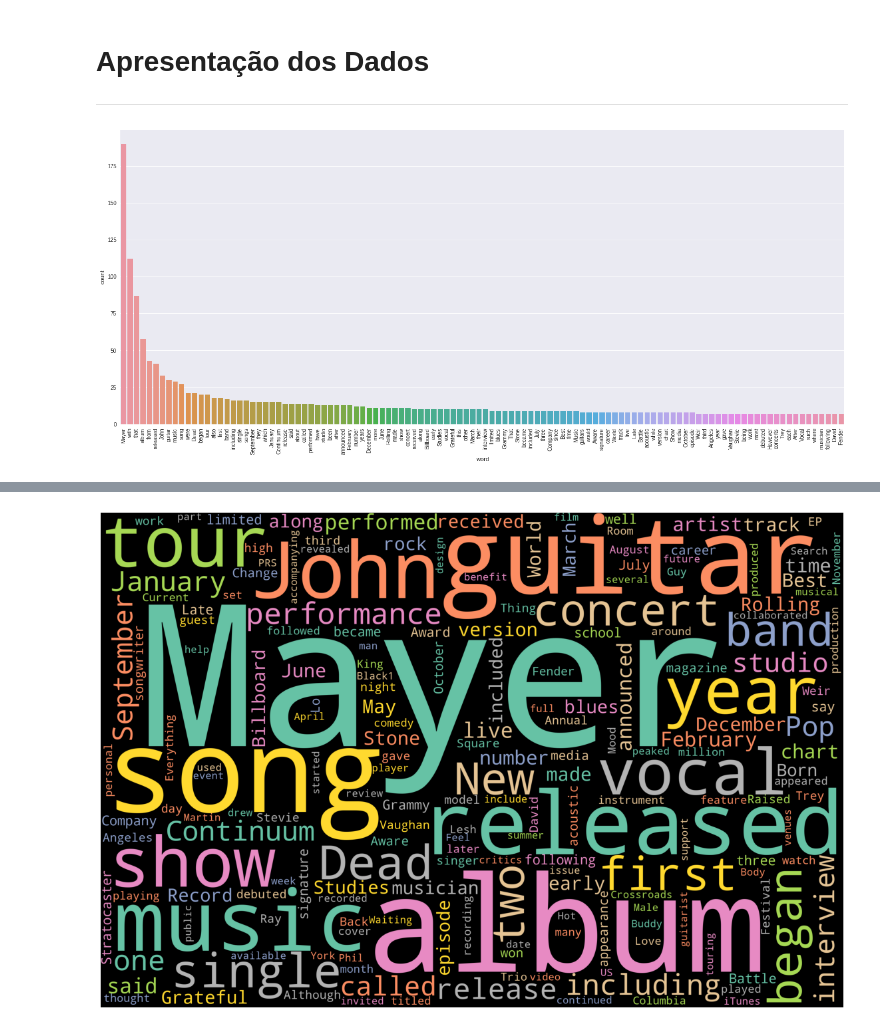
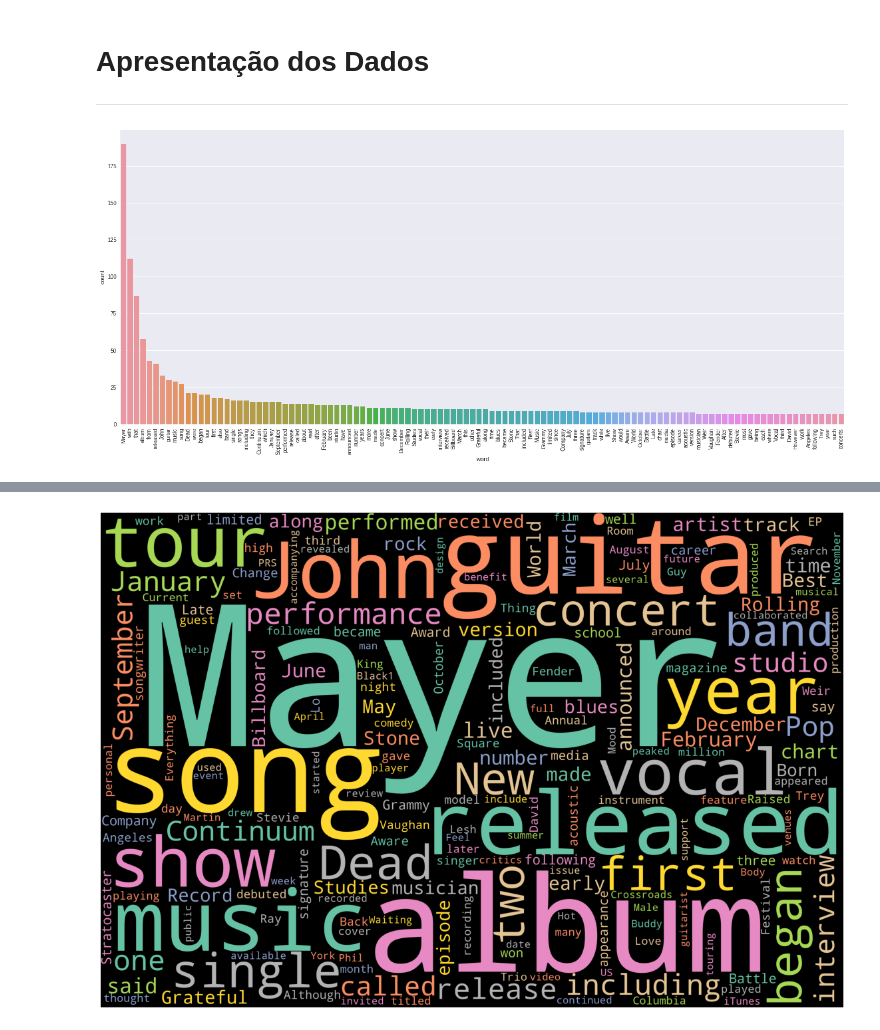
Before and after one commit to henriqlustosa/Aulas_MBA_Mackenzie, a Jupyter notebook: PL_A1_Henrique.ipynb, the cells around one changed output, grey strips where cells are left out. Saved outputs shown, nothing was run; the diff lists cells and outputs as text; code cells hidden in the pictures.

Commit message:
Revisado para entrega

```diff
--- a/PL_A1_Henrique.ipynb
+++ b/PL_A1_Henrique.ipynb
@@ -186,21 +169,20 @@ len(words)
 # %%
 # Apresentação dos dados em forma de gráfico
 
 
 import pandas as pd
 import seaborn as sns
 import matplotlib as mpl
 import matplotlib.pyplot as plt
 from scipy.stats import zipf
 df = pd.DataFrame(frequency.items(),  columns=['word', 'count']).sort_values('count',ascending=False)
-
-df = df[df['count'] > 6] # somente termos com mais de 10 ocorrências
-# df = df.iloc[ np.int(len(df)/2) - 10 : np.int(len(df)/2) + 10 ] # para livros ou textos com muitos termos limita a um número mínimo de termos
+df = df[df.word.apply(len) > 3] # somente termos com mais de 3 letras
+df = df[df['count'] > 6] # somente termos com mais de 6 ocorrências
 
 plt.figure(figsize=(24,10))
 mpl.style.use(['seaborn'])
 sns.barplot(x=df.word,y=df['count'])
 plt.xticks(rotation=90)
 plt.show()
 # %% [output]
-[figure, old version]
+[figure, new version]
```
Also changed, not shown: parts of 3 cells of this notebook.
